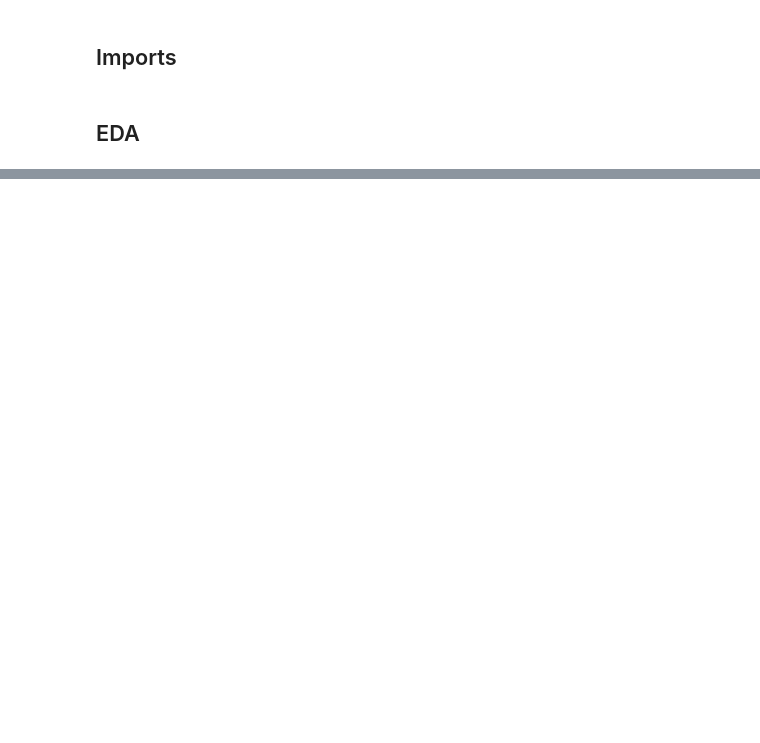
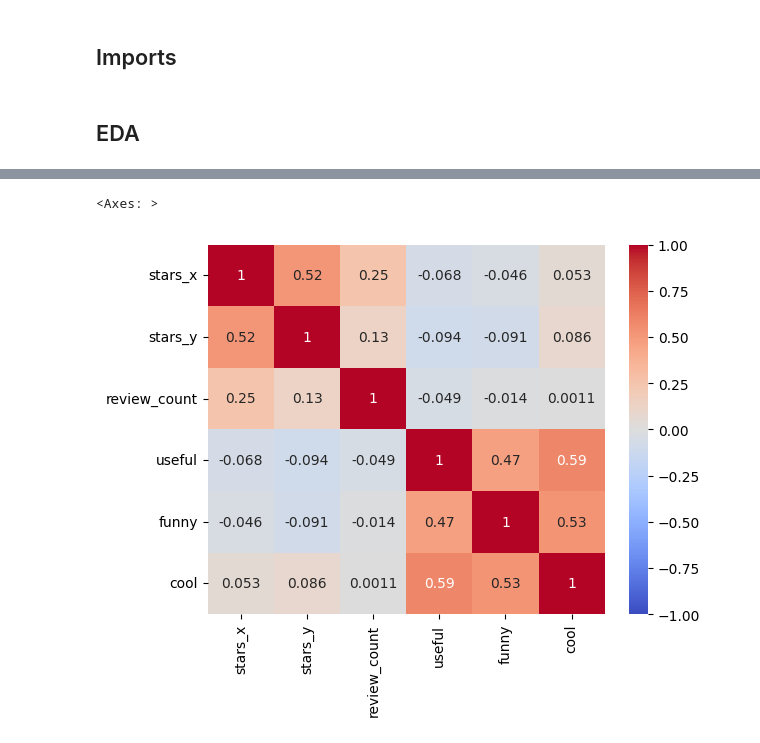
Before and after one commit to AndyZheng0/bus-analytics, a Jupyter notebook: project_2_analysis.ipynb, the cells around one changed output, grey strips where cells are left out. Cells and saved outputs as stored; diff of their text form; code cells hidden in the pictures; blank space fills up the shorter version.

```diff
--- a/project_2_analysis.ipynb
+++ b/project_2_analysis.ipynb
@@ -15,5 +15,8 @@ from sklearn.cluster import AgglomerativeClustering, KMeans
 ## EDA
 # %%
 df = pd.read_csv('data/IL_business.csv')
-df.info()
+df2 = pd.read_csv('data/IL_review.csv')
+
+merged=pd.merge(df, df2, on='business_id', how='inner')
+merged.head()
 # %% [output]
@@ -36,0 +30,7 @@ memory usage: 972.1+ KB
+# %%
+corr_matrix = merged[['stars_x', 'stars_y','review_count','useful','funny','cool']].corr()
+# %%
+sns.heatmap(corr_matrix, annot = True, cmap = 'coolwarm', vmin=-1, vmax= 1)
+# %% [output]
+<Axes: >
+[figure, added]
```
Also changed, not shown: parts of 1 cell of this notebook.
